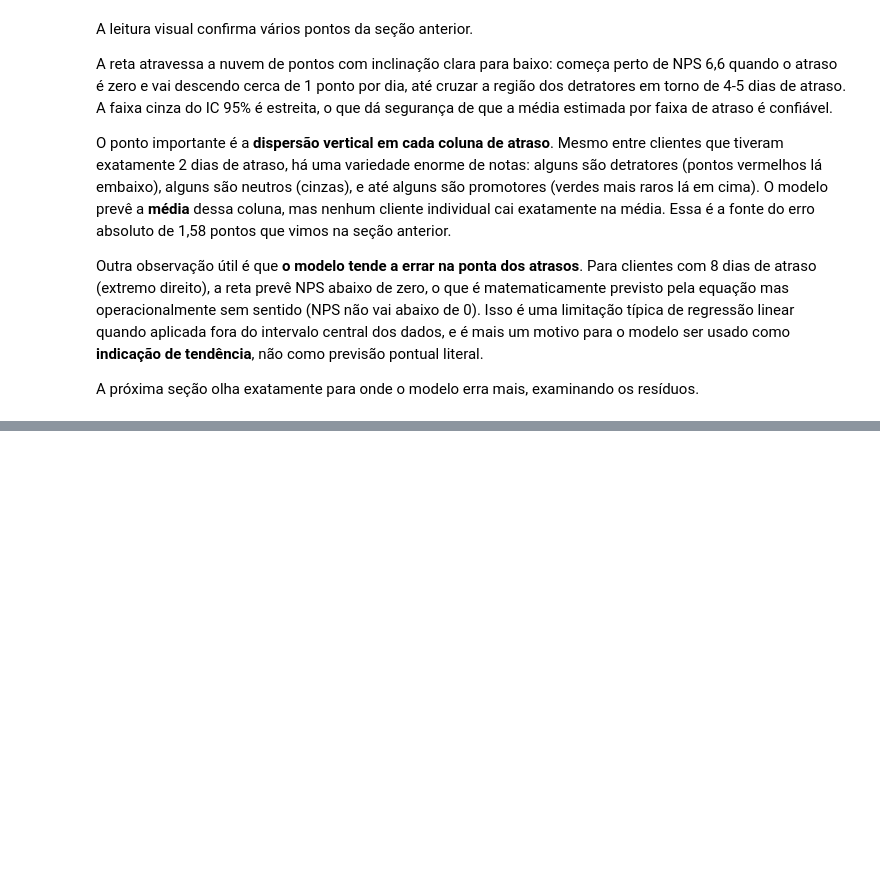
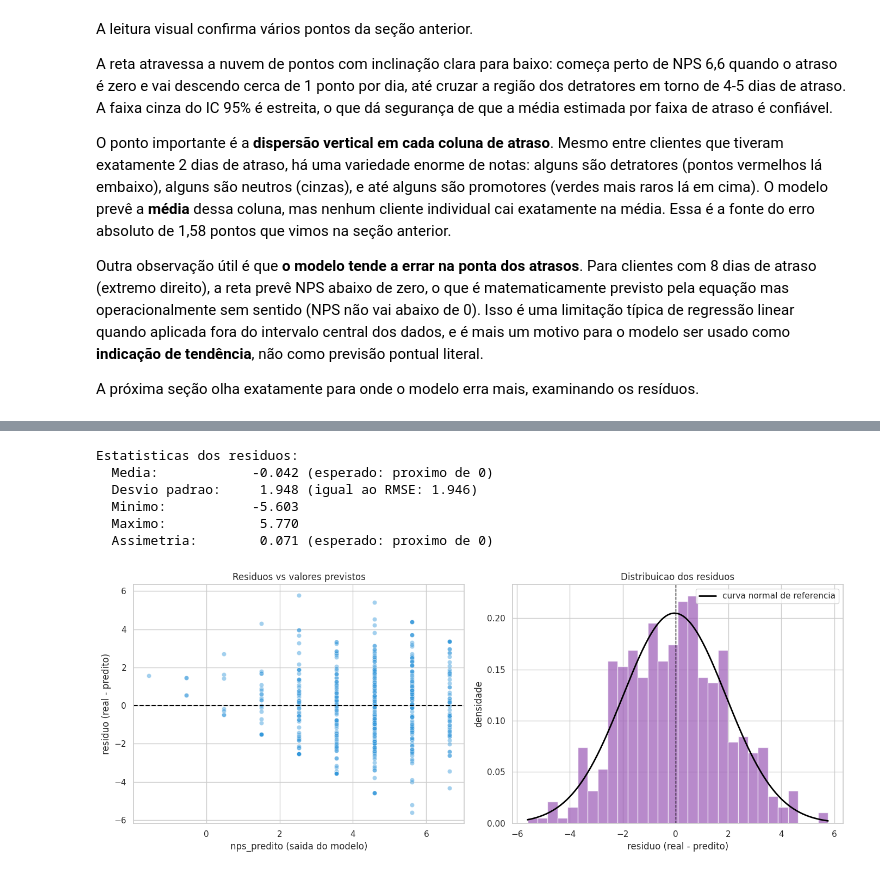
Before and after one commit to guillecosme/fiap-ai-scientist-tech-challange-fase-01, a Jupyter notebook: notebooks/05_modelagem_regressao.ipynb, the cells around one changed output, grey strips where cells are left out. Saved outputs shown, nothing was run; the diff lists cells and outputs as text; code cells hidden in the pictures; blank space fills up the shorter version.

Commit message:
notebook 05: residuos, limites por faixa de atraso e fechamento

```diff
--- a/notebooks/05_modelagem_regressao.ipynb
+++ b/notebooks/05_modelagem_regressao.ipynb
@@ -291,0 +304,48 @@ A próxima seção olha exatamente para onde o modelo erra mais, examinando os r
+# %%
+from scipy import stats
+
+# Calcula residuos no conjunto de teste
+y_pred_teste = modelo.predict(dados_teste)
+residuos = y_teste - y_pred_teste
+
+print(f"Estatisticas dos residuos:")
+print(f"  Media:           {residuos.mean():>7.3f} (esperado: proximo de 0)")
+print(f"  Desvio padrao:   {residuos.std():>7.3f} (igual ao RMSE: {m_teste['RMSE']:.3f})")
+print(f"  Minimo:          {residuos.min():>7.3f}")
+print(f"  Maximo:          {residuos.max():>7.3f}")
+print(f"  Assimetria:      {stats.skew(residuos):>7.3f} (esperado: proximo de 0)")
+print()
+
+# Visualizacoes em grid 1x2
+fig, eixos = plt.subplots(1, 2, figsize=(14, 5.5))
+
+# Esquerda: residuos vs valores previstos (deve ser nuvem aleatoria sem padrao)
+eixos[0].scatter(y_pred_teste, residuos, alpha=0.45, s=35, color="#3498db", edgecolor="white", linewidth=0.5)
+eixos[0].axhline(0, color="black", linestyle="--", linewidth=1.5)
+eixos[0].set_xlabel("nps_predito (saida do modelo)")
+eixos[0].set_ylabel("residuo (real - predito)")
+eixos[0].set_title("Residuos vs valores previstos")
+
+# Direita: histograma dos residuos com curva normal de referencia
+eixos[1].hist(residuos, bins=30, color="#9b59b6", edgecolor="white", density=True, alpha=0.7)
+# Curva normal teorica com mesma media e desvio
+x_grid = np.linspace(residuos.min(), residuos.max(), 200)
+curva_normal = stats.norm.pdf(x_grid, loc=residuos.mean(), scale=residuos.std())
+eixos[1].plot(x_grid, curva_normal, color="black", linewidth=2, label="curva normal de referencia")
+eixos[1].axvline(0, color="black", linestyle="--", linewidth=1)
+eixos[1].set_xlabel("residuo (real - predito)")
+eixos[1].set_ylabel("densidade")
+eixos[1].set_title("Distribuicao dos residuos")
+eixos[1].legend(loc="upper right")
+
+fig.tight_layout()
+fig.savefig(PASTA_FIGURAS / "5_6_analise_residuos.png", dpi=120, bbox_inches="tight")
+plt.show()
+# %% [output]
+Estatisticas dos residuos:
+  Media:            -0.042 (esperado: proximo de 0)
+  Desvio padrao:     1.948 (igual ao RMSE: 1.946)
+  Minimo:           -5.603
+  Maximo:            5.770
+  Assimetria:        0.071 (esperado: proximo de 0)
+[figure, added]
```
Also changed, not shown: parts of 10 cells of this notebook, 2 other files.
